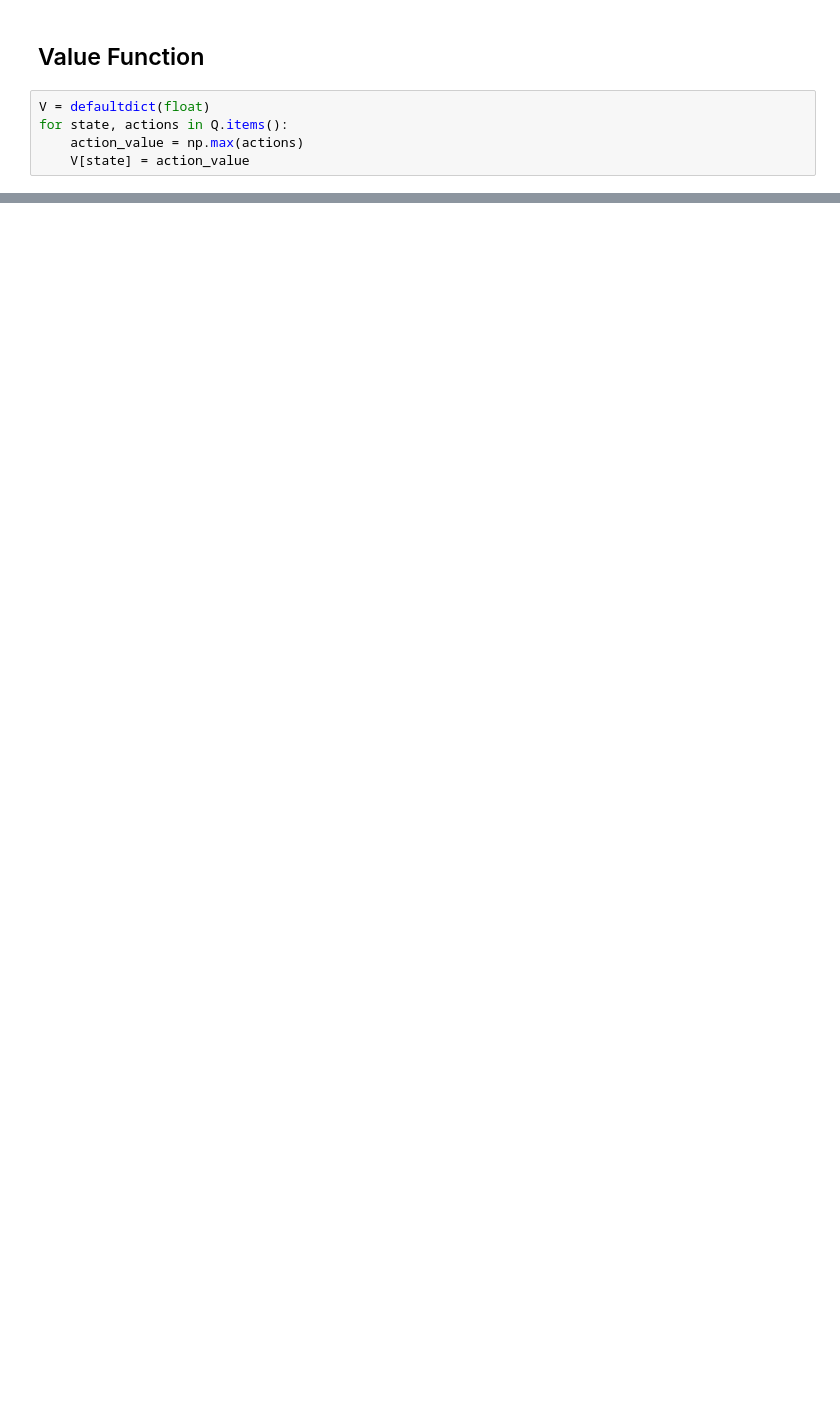
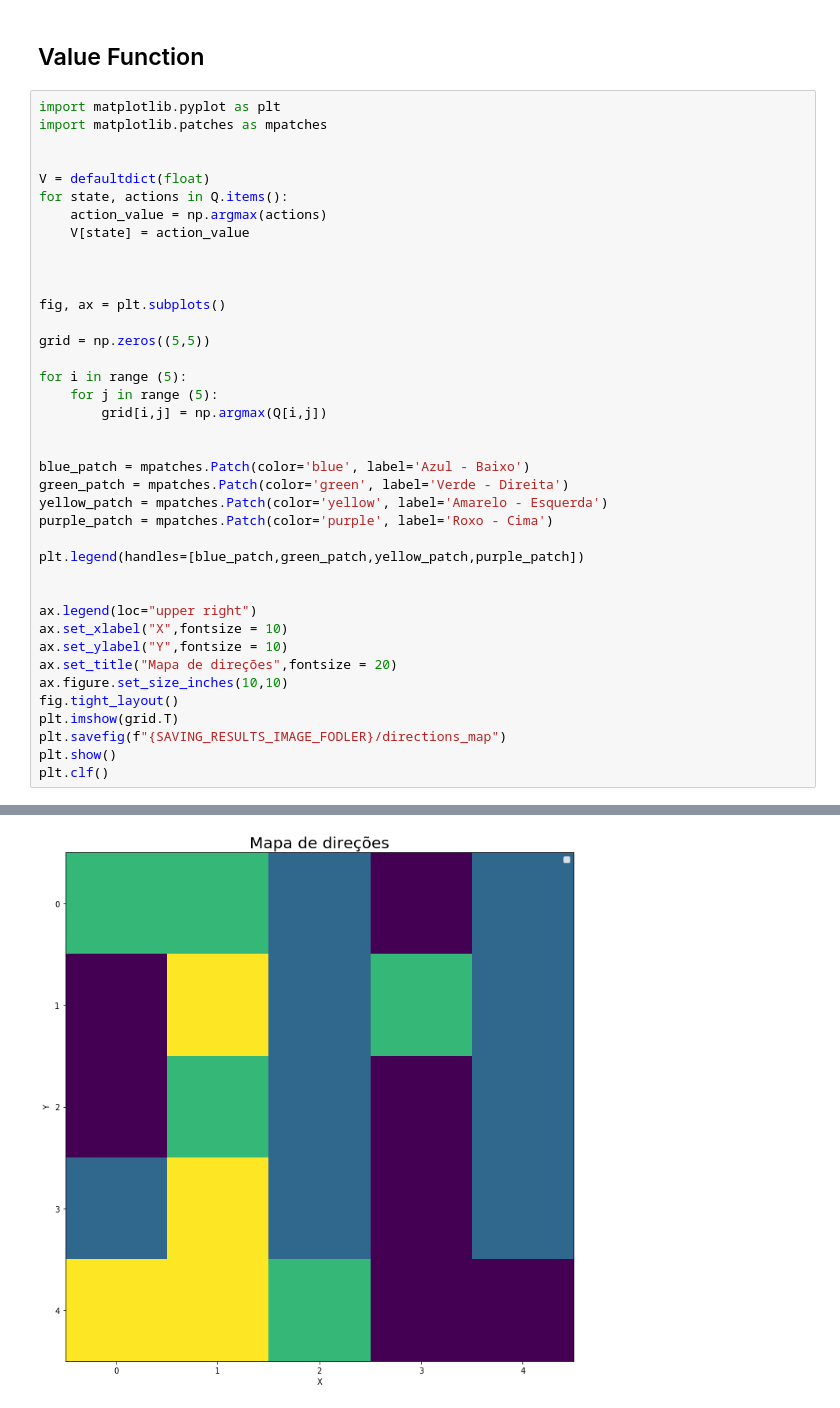
Before and after one commit to math-sasso/mazze-portal-rl-unicamp, a Jupyter notebook: Monte_Carlo_First_Visit.ipynb, the cells around one changed output, grey strips where cells are left out. Cells and saved outputs as stored; diff of their text form; blank space fills up the shorter version.

```diff
--- a/Monte_Carlo_First_Visit.ipynb
+++ b/Monte_Carlo_First_Visit.ipynb
@@ -312,7 +307,42 @@ length_episode Shape:  (116,)
 # %% [markdown]
 ## Value Function
-# %%
-V = defaultdict(float)
-for state, actions in Q.items():
-    action_value = np.max(actions)
-    V[state] = action_value
+# %%
+import matplotlib.pyplot as plt
+import matplotlib.patches as mpatches
+
+
+V = defaultdict(float)
+for state, actions in Q.items():
+    action_value = np.argmax(actions)
+    V[state] = action_value
+
+
+
+fig, ax = plt.subplots()
+
+grid = np.zeros((5,5))
+
+for i in range (5):
+    for j in range (5):
+        grid[i,j] = np.argmax(Q[i,j])
+
+
+blue_patch = mpatches.Patch(color='blue', label='Azul - Baixo')
+green_patch = mpatches.Patch(color='green', label='Verde - Direita')
+yellow_patch = mpatches.Patch(color='yellow', label='Amarelo - Esquerda')
+purple_patch = mpatches.Patch(color='purple', label='Roxo - Cima')
+
+plt.legend(handles=[blue_patch,green_patch,yellow_patch,purple_patch])
+
+
+ax.legend(loc="upper right")
+ax.set_xlabel("X",fontsize = 10)
+ax.set_ylabel("Y",fontsize = 10)
+ax.set_title("Mapa de direções",fontsize = 20)
+ax.figure.set_size_inches(10,10)
+fig.tight_layout()
+plt.imshow(grid.T)
+plt.savefig(f"{SAVING_RESULTS_IMAGE_FODLER}/directions_map")
+plt.show()
+plt.clf()
+# %% [output]
@@ -318,0 +350 @@ for state, actions in Q.items():
+[figure, added]
```
Also changed, not shown: parts of 6 cells of this notebook, 14 other files.
